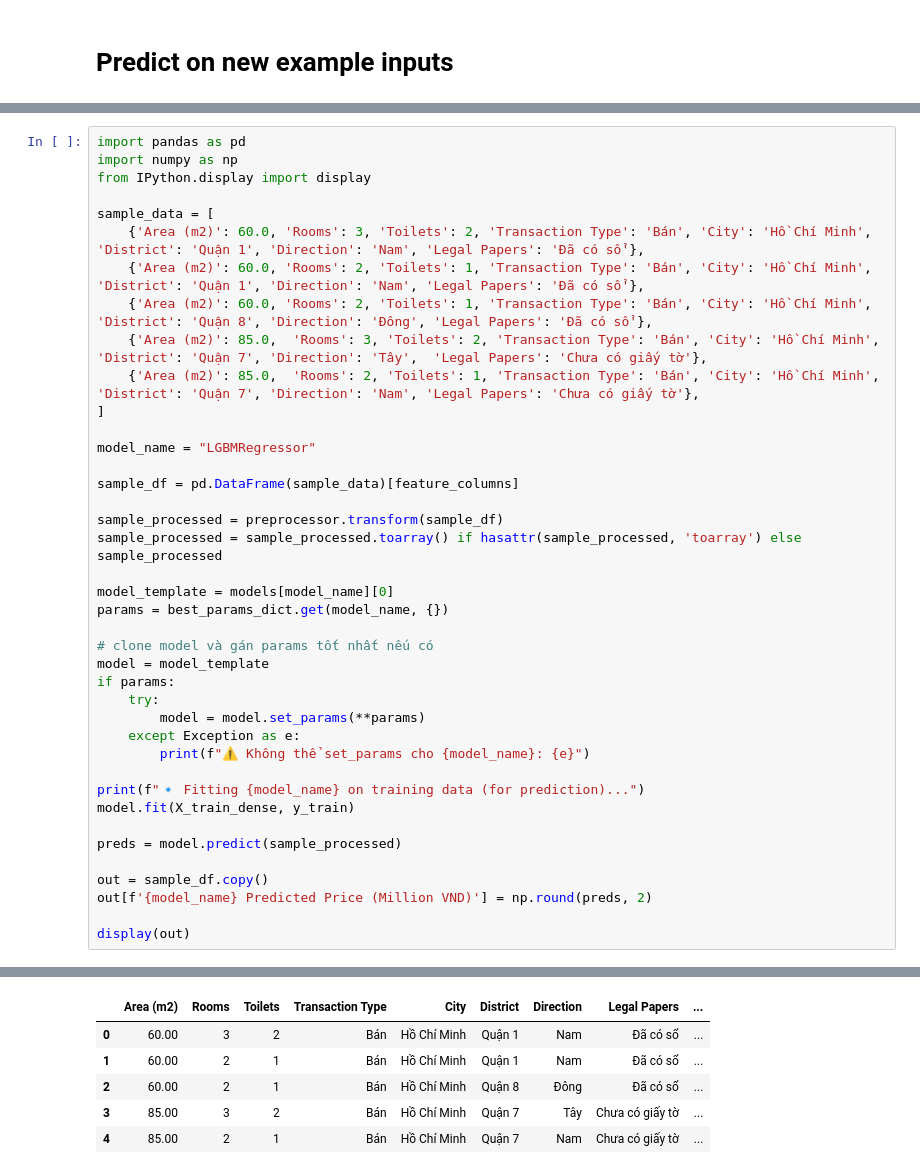
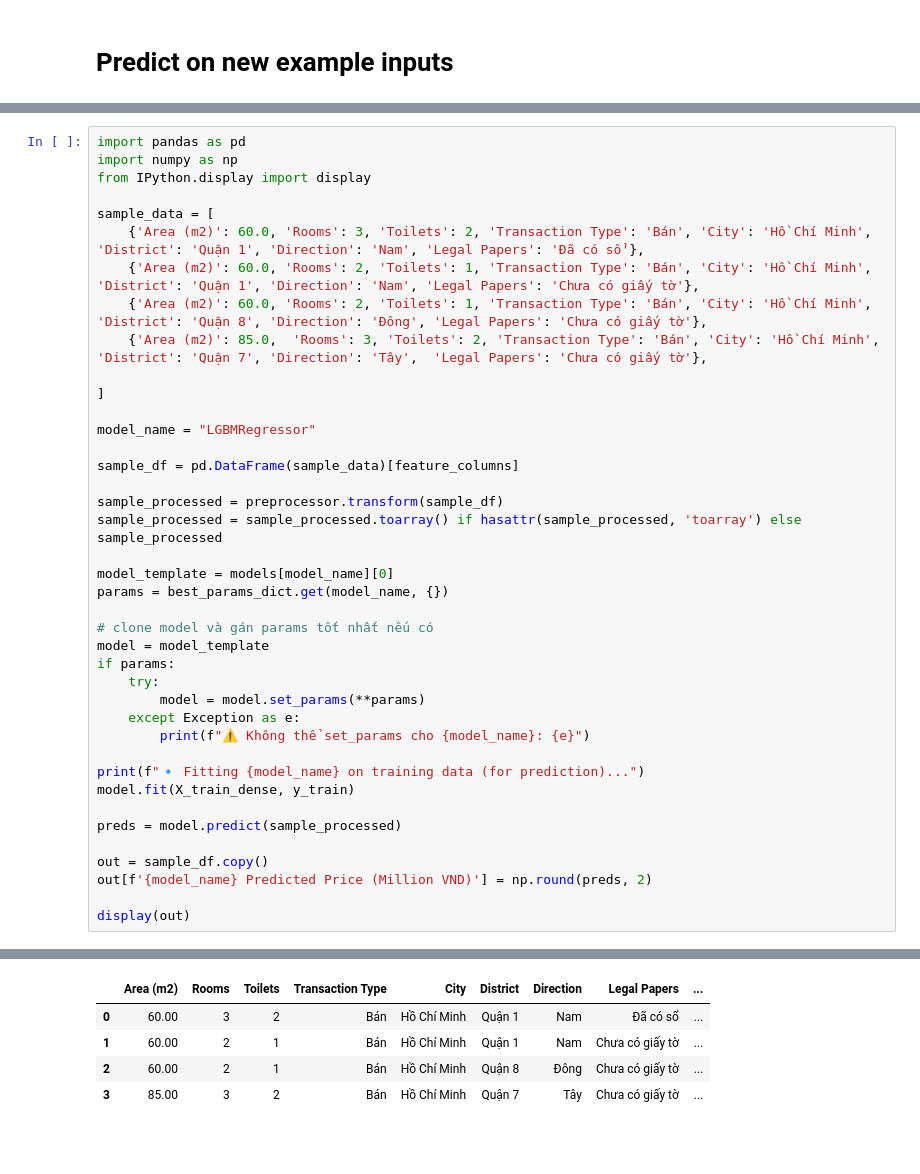
Before and after one commit to MonkeyNerdCoding/Vietnam-House-Price-Prediction, a Jupyter notebook: House_pricing_HCM.ipynb, the cells around one changed output, grey strips where cells are left out. Cells and saved outputs as stored; diff of their text form; blank space fills up the shorter version.

```diff
--- a/House_pricing_HCM.ipynb
+++ b/House_pricing_HCM.ipynb
@@ -1011,10 +1011,10 @@ from IPython.display import display
 
 sample_data = [
     {'Area (m2)': 60.0, 'Rooms': 3, 'Toilets': 2, 'Transaction Type': 'Bán', 'City': 'Hồ Chí Minh', 'District': 'Quận 1', 'Direction': 'Nam', 'Legal Papers': 'Đã có sổ'},
-    {'Area (m2)': 60.0, 'Rooms': 2, 'Toilets': 1, 'Transaction Type': 'Bán', 'City': 'Hồ Chí Minh', 'District': 'Quận 1', 'Direction': 'Nam', 'Legal Papers': 'Đã có sổ'},
-    {'Area (m2)': 60.0, 'Rooms': 2, 'Toilets': 1, 'Transaction Type': 'Bán', 'City': 'Hồ Chí Minh', 'District': 'Quận 8', 'Direction': 'Đông', 'Legal Papers': 'Đã có sổ'},
+    {'Area (m2)': 60.0, 'Rooms': 2, 'Toilets': 1, 'Transaction Type': 'Bán', 'City': 'Hồ Chí Minh', 'District': 'Quận 1', 'Direction': 'Nam', 'Legal Papers': 'Chưa có giấy tờ'},
+    {'Area (m2)': 60.0, 'Rooms': 2, 'Toilets': 1, 'Transaction Type': 'Bán', 'City': 'Hồ Chí Minh', 'District': 'Quận 8', 'Direction': 'Đông', 'Legal Papers': 'Chưa có giấy tờ'},
     {'Area (m2)': 85.0,  'Rooms': 3, 'Toilets': 2, 'Transaction Type': 'Bán', 'City': 'Hồ Chí Minh', 'District': 'Quận 7', 'Direction': 'Tây',  'Legal Papers': 'Chưa có giấy tờ'},
-    {'Area (m2)': 85.0,  'Rooms': 2, 'Toilets': 1, 'Transaction Type': 'Bán', 'City': 'Hồ Chí Minh', 'District': 'Quận 7', 'Direction': 'Nam', 'Legal Papers': 'Chưa có giấy tờ'},
+
 ]
 
 model_name = "LGBMRegressor"
@@ -1061,10 +1061,9 @@ And if memory is not enough, you can set `force_col_wise=true`.
 [LightGBM] [Warning] No further splits with positive gain, best gain: -inf
 [LightGBM] [Warning] No further splits with positive gain, best gain: -inf
 [LightGBM] [Warning] No further splits with positive gain, best gain: -inf
 [LightGBM] [Warning] No further splits with positive gain, best gain: -inf
 |  | Area (m2) | Rooms | Toilets | Transaction Type | City | District | Direction | Legal Papers | ... |
 | 0 | 60.00 | 3 | 2 | Bán | Hồ Chí Minh | Quận 1 | Nam | Đã có sổ | ... |
-| 1 | 60.00 | 2 | 1 | Bán | Hồ Chí Minh | Quận 1 | Nam | Đã có sổ | ... |
-| 2 | 60.00 | 2 | 1 | Bán | Hồ Chí Minh | Quận 8 | Đông | Đã có sổ | ... |
+| 1 | 60.00 | 2 | 1 | Bán | Hồ Chí Minh | Quận 1 | Nam | Chưa có giấy tờ | ... |
+| 2 | 60.00 | 2 | 1 | Bán | Hồ Chí Minh | Quận 8 | Đông | Chưa có giấy tờ | ... |
 | 3 | 85.00 | 3 | 2 | Bán | Hồ Chí Minh | Quận 7 | Tây | Chưa có giấy tờ | ... |
-| 4 | 85.00 | 2 | 1 | Bán | Hồ Chí Minh | Quận 7 | Nam | Chưa có giấy tờ | ... |
```
Also changed, not shown: parts of 11 cells of this notebook, 2 other files.
